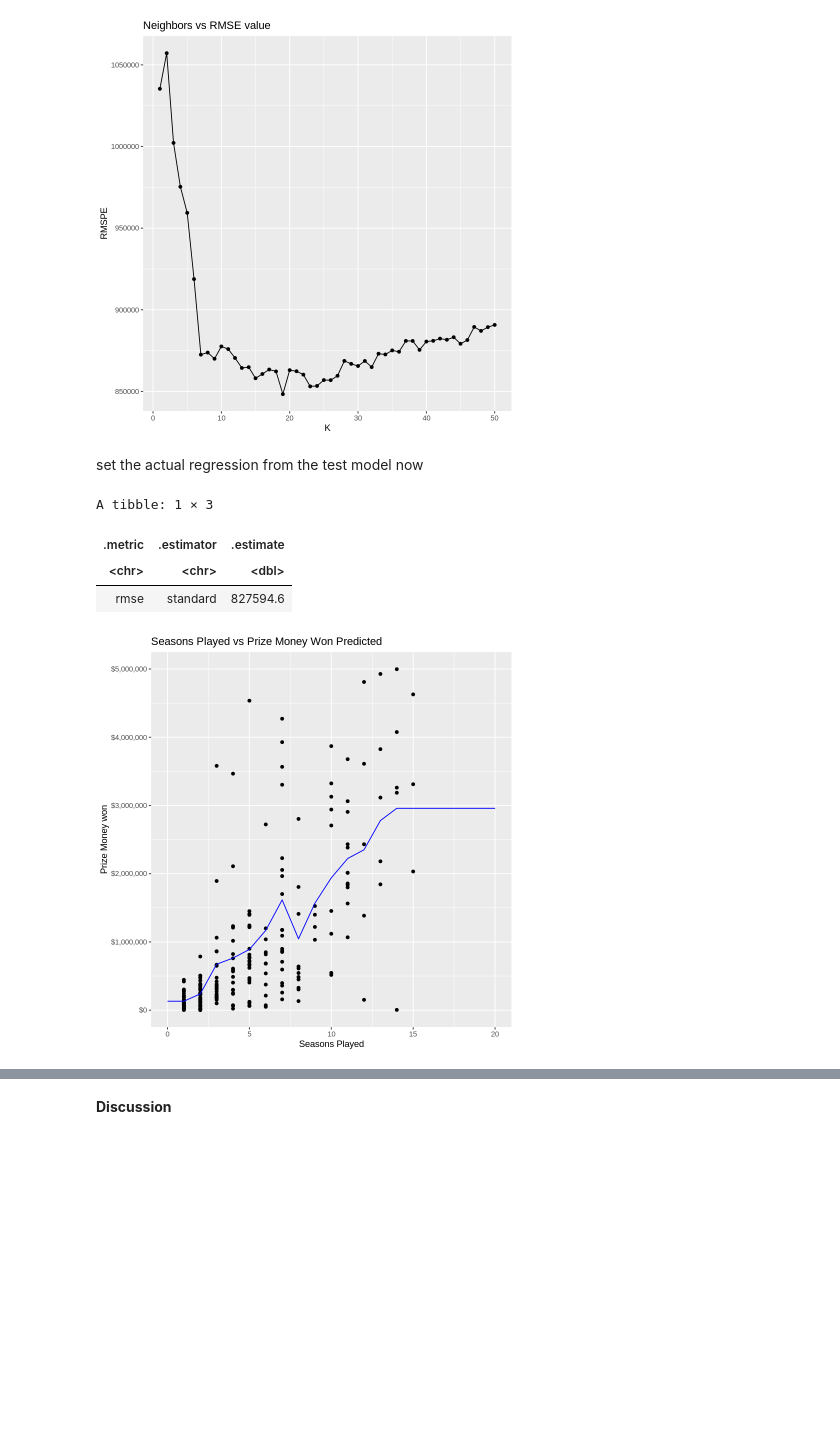
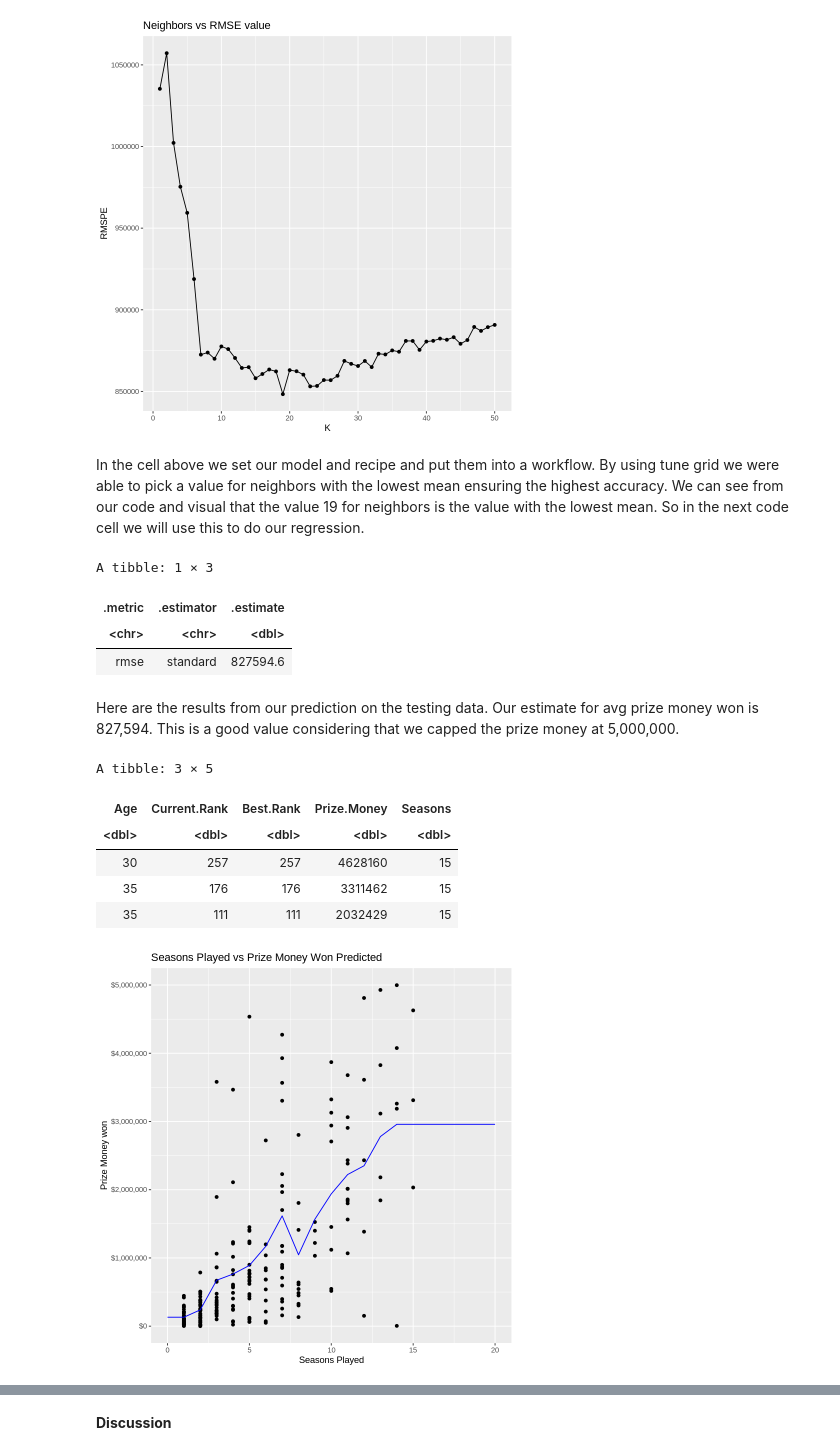
Before and after one commit to navg1250/dsci-project-report, a Jupyter notebook: redone_proposal.ipynb, the cells around one changed output, grey strips where cells are left out. Drawn from its saved outputs; the diff is of its cells as text; code cells hidden in the pictures; blank space fills up the shorter version.

Commit message:
methods and results fixed

```diff
--- a/redone_proposal.ipynb
+++ b/redone_proposal.ipynb
@@ -266,6 +278,6 @@ A tibble: 1 × 7
 | <int> | <chr> | <chr> | <dbl> | <int> | <dbl> | <chr> |
 | 19 | rmse | standard | 848318.8 | 5 | 47302.76 | Model19 |
 [figure]
-# %% [markdown]
-set the actual regression from the test model now
+# %% [markdown]
+In the cell above we set our model and recipe and put them into a workflow. By using tune grid we were able to pick a value for neighbors with the lowest mean ensuring the highest accuracy. We can see from our code and visual that the value 19 for neighbors is the value with the lowest mean. So in the next code cell we will use this to do our regression.
 # %%
@@ -292,21 +305,39 @@ A tibble: 1 × 3
 | .metric | .estimator | .estimate |
 | <chr> | <chr> | <dbl> |
 | rmse | standard | 827594.6 |
+# %% [markdown]
+Here are the results from our prediction on the testing data. Our estimate for avg prize money won is 827,594. This is a good value considering that we capped the prize money at 5,000,000.
 # %%
+#create a tibble to make predictions from
 tennis_preds <- tibble(Seasons = seq(from = 0, to = 20, by = 1))
 
+#make predictions from tibble
 tennis_preds <- tennis_wkflw1 %>%
     predict(tennis_preds) %>%
     bind_cols(tennis_preds)
 
+
+
+#make visualization of prediction
 final_plot <- ggplot(tennis_train, aes( x = Seasons, y = Prize.Money))+
     geom_point() +
     geom_line(data = tennis_preds,
              mapping = aes(x = Seasons, y = .pred),
               colour = "blue") +
 labs(x = "Seasons Played", y = "Prize Money won", title = "Seasons Played vs Prize Money Won Predicted")+
 scale_y_continuous(labels = dollar_format())
 
 final_plot
+
+#show players with more than 14 seasons played
+tennis_show_highest_season <- tennis_train %>%
+    filter(Seasons > 14)
+tennis_show_highest_season
 # %% [output]
+A tibble: 3 × 5
+| Age | Current.Rank | Best.Rank | Prize.Money | Seasons |
+| <dbl> | <dbl> | <dbl> | <dbl> | <dbl> |
+| 30 | 257 | 257 | 4628160 | 15 |
+| 35 | 176 | 176 | 3311462 | 15 |
+| 35 | 111 | 111 | 2032429 | 15 |
 [figure]
```
Also changed, not shown: parts of 23 cells of this notebook.
